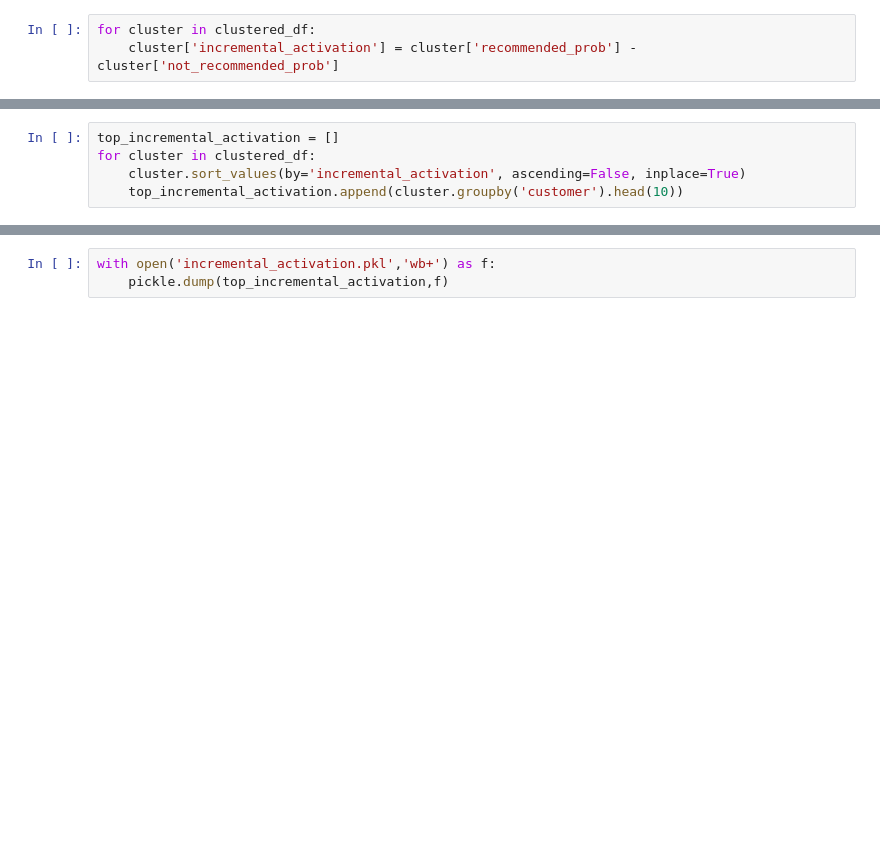
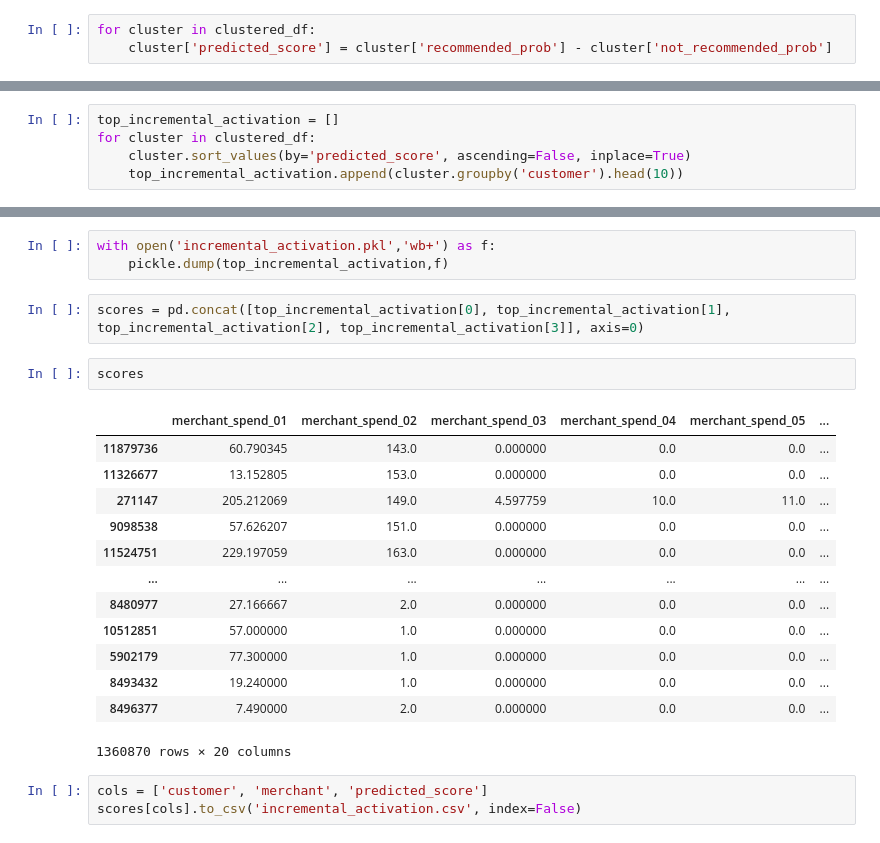
Before and after one commit to ItsEyan/Amex-Hackathon, a Jupyter notebook: eval.ipynb, the cells around one changed output, grey strips where cells are left out. Saved outputs shown, nothing was run; the diff lists cells and outputs as text; blank space fills up the shorter version.

```diff
--- a/eval.ipynb
+++ b/eval.ipynb
@@ -207,7 +207,7 @@ See the caveats in the documentation: https://pandas.pydata.org/pandas-docs/stab
   cluster['recommended_prob'] = customer_predicted[:, 1]
 # %%
 for cluster in clustered_df:
-    cluster['incremental_activation'] = cluster['recommended_prob'] - cluster['not_recommended_prob']
+    cluster['predicted_score'] = cluster['recommended_prob'] - cluster['not_recommended_prob']
 # %% [output]
 A value is trying to be set on a copy of a slice from a DataFrame.
 Try using .loc[row_indexer,col_indexer] = value instead
@@ -252,5 +252,5 @@ clustered_df[2]['incremental_activation'].nunique()
 # %%
 top_incremental_activation = []
 for cluster in clustered_df:
-    cluster.sort_values(by='incremental_activation', ascending=False, inplace=True)
+    cluster.sort_values(by='predicted_score', ascending=False, inplace=True)
     top_incremental_activation.append(cluster.groupby('customer').head(10))
@@ -304,3 +287,24 @@ top_incremental_activation[0].loc[top_incremental_activation[0]['customer'] == 5
 # %%
 with open('incremental_activation.pkl','wb+') as f:
     pickle.dump(top_incremental_activation,f)
+# %%
+scores = pd.concat([top_incremental_activation[0], top_incremental_activation[1], top_incremental_activation[2], top_incremental_activation[3]], axis=0)
+# %%
+scores
+# %% [output]
+|  | merchant_spend_01 | merchant_spend_02 | merchant_spend_03 | merchant_spend_04 | merchant_spend_05 | ... |
+| 11879736 | 60.790345 | 143.0 | 0.000000 | 0.0 | 0.0 | ... |
+| 11326677 | 13.152805 | 153.0 | 0.000000 | 0.0 | 0.0 | ... |
+| 271147 | 205.212069 | 149.0 | 4.597759 | 10.0 | 11.0 | ... |
+| 9098538 | 57.626207 | 151.0 | 0.000000 | 0.0 | 0.0 | ... |
+| 11524751 | 229.197059 | 163.0 | 0.000000 | 0.0 | 0.0 | ... |
+| ... | ... | ... | ... | ... | ... | ... |
+| 8480977 | 27.166667 | 2.0 | 0.000000 | 0.0 | 0.0 | ... |
+| 10512851 | 57.000000 | 1.0 | 0.000000 | 0.0 | 0.0 | ... |
+| 5902179 | 77.300000 | 1.0 | 0.000000 | 0.0 | 0.0 | ... |
+| 8493432 | 19.240000 | 1.0 | 0.000000 | 0.0 | 0.0 | ... |
+| 8496377 | 7.490000 | 2.0 | 0.000000 | 0.0 | 0.0 | ... |
+1360870 rows × 20 columns
+# %%
+cols = ['customer', 'merchant', 'predicted_score']
+scores[cols].to_csv('incremental_activation.csv', index=False)
```
Also changed, not shown: parts of 4 cells of this notebook.
